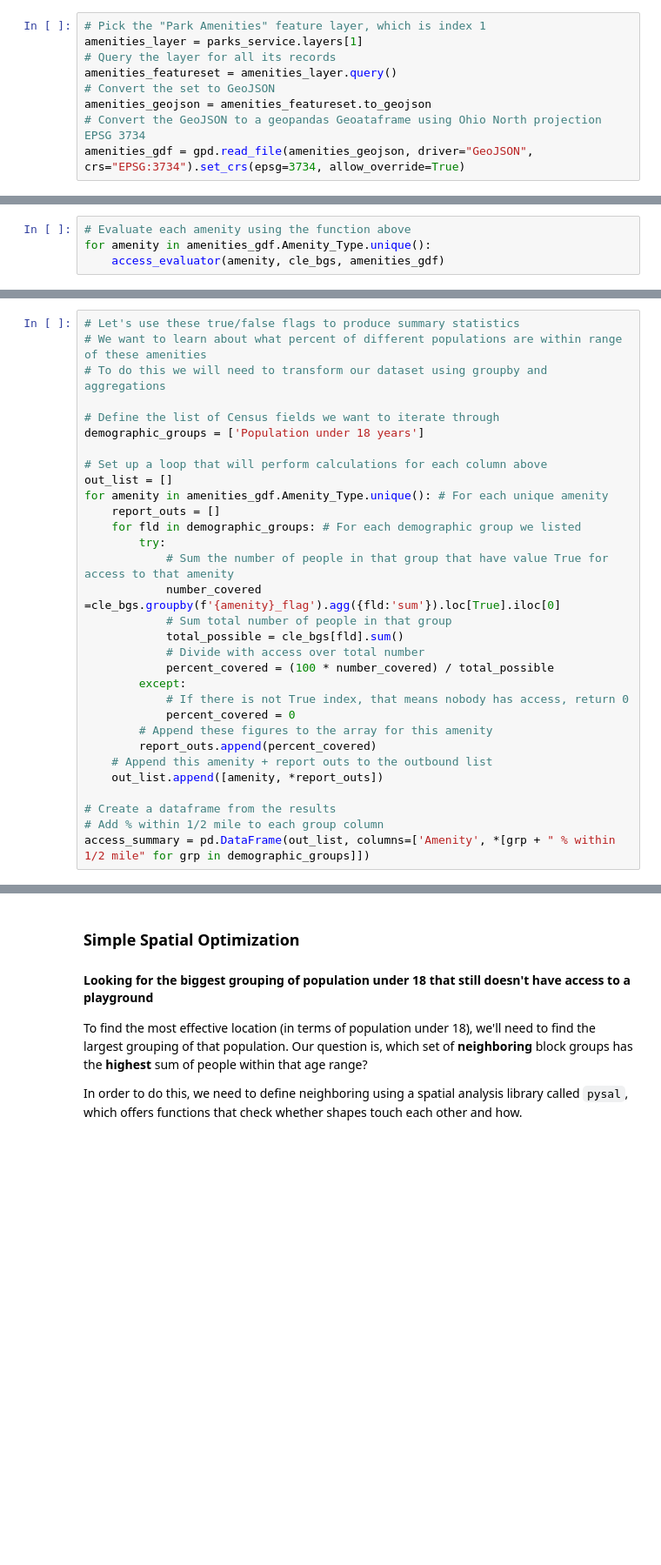
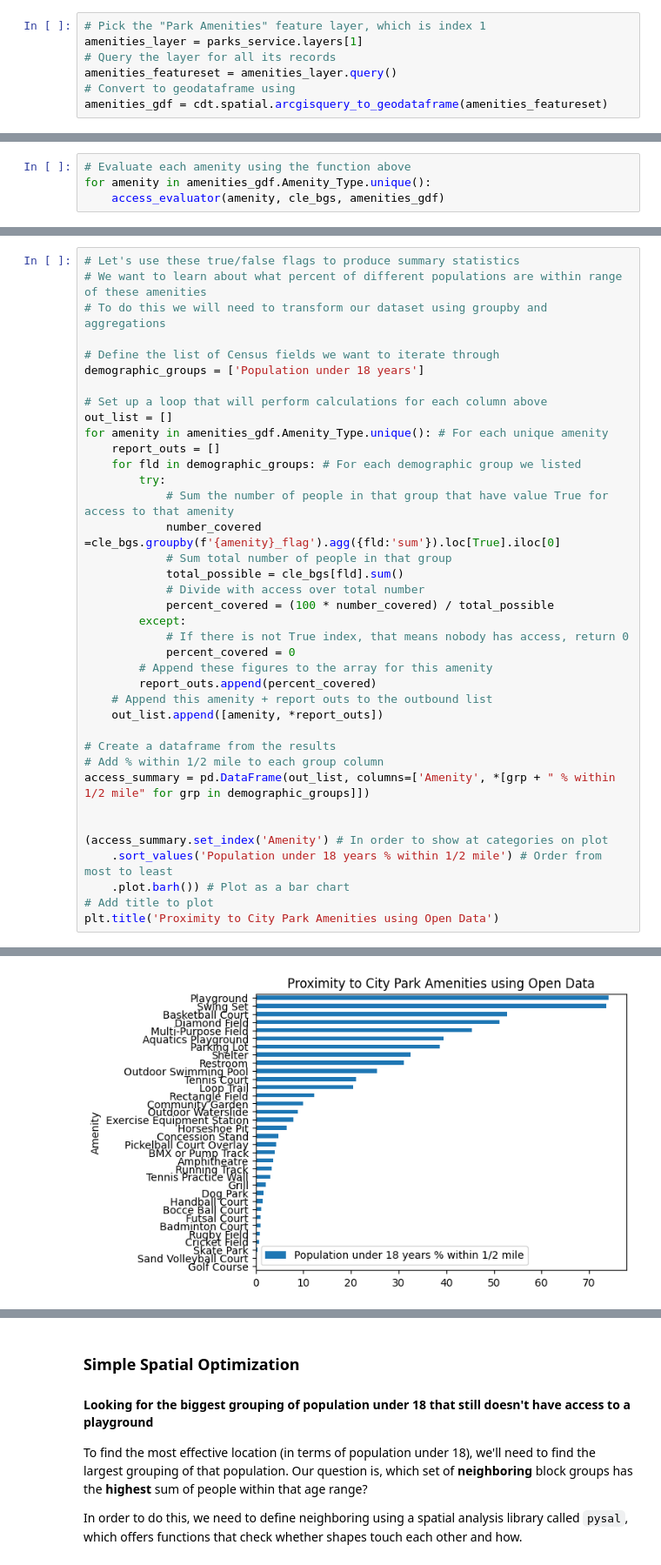
Before and after one commit to City-of-Cleveland/open-data-examples, a Jupyter notebook: 03-Recreation Data- Spatial Access and Optimal Locations.ipynb, the cells around one changed output, grey strips where cells are left out. Shown at 87% size. Saved outputs shown, nothing was run; the diff lists cells and outputs as text; blank space fills up the shorter version.

```diff
--- a/03-Recreation Data- Spatial Access and Optimal Locations.ipynb
+++ b/03-Recreation Data- Spatial Access and Optimal Locations.ipynb
@@ -44,8 +73,6 @@ for idx, lyr in enumerate(parks_service.layers): # Cycle through all layers in t
 amenities_layer = parks_service.layers[1]
 # Query the layer for all its records
 amenities_featureset = amenities_layer.query()
-# Convert the set to GeoJSON
-amenities_geojson = amenities_featureset.to_geojson
-# Convert the GeoJSON to a geopandas Geoataframe using Ohio North projection EPSG 3734
-amenities_gdf = gpd.read_file(amenities_geojson, driver="GeoJSON", crs="EPSG:3734").set_crs(epsg=3734, allow_override=True)
+# Convert to geodataframe using
+amenities_gdf = cdt.spatial.arcgisquery_to_geodataframe(amenities_featureset)
 # %%
@@ -247,3 +268,11 @@ for amenity in amenities_gdf.Amenity_Type.unique(): # For each unique amenity
 # Create a dataframe from the results
 # Add % within 1/2 mile to each group column
 access_summary = pd.DataFrame(out_list, columns=['Amenity', *[grp + " % within 1/2 mile" for grp in demographic_groups]])
+
+
+(access_summary.set_index('Amenity') # In order to show at categories on plot
+    .sort_values('Population under 18 years % within 1/2 mile') # Order from most to least
+    .plot.barh()) # Plot as a bar chart
+# Add title to plot
+plt.title('Proximity to City Park Amenities using Open Data')
+# %% [output]
@@ -249,0 +280 @@ access_summary = pd.DataFrame(out_list, columns=['Amenity', *[grp + " % within 1
+[figure, added]
```
Also changed, not shown: parts of 28 cells of this notebook.
